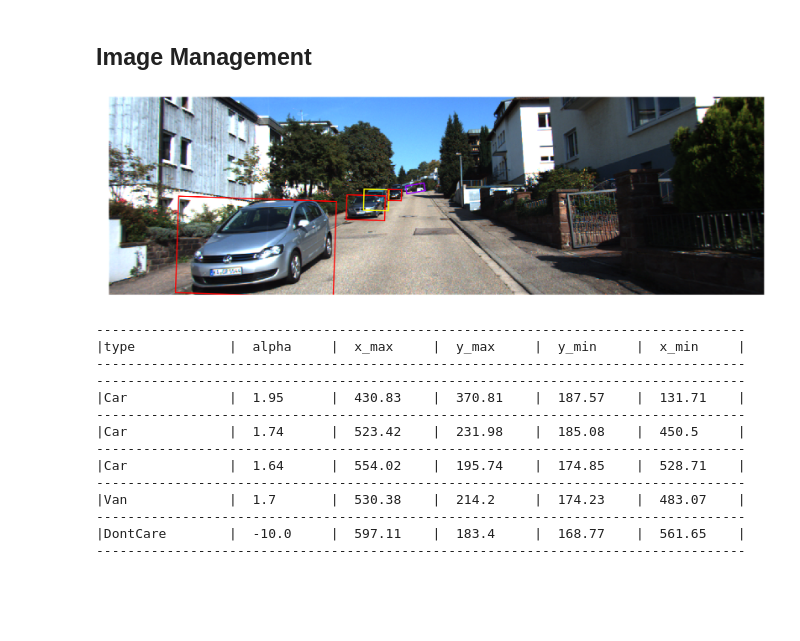
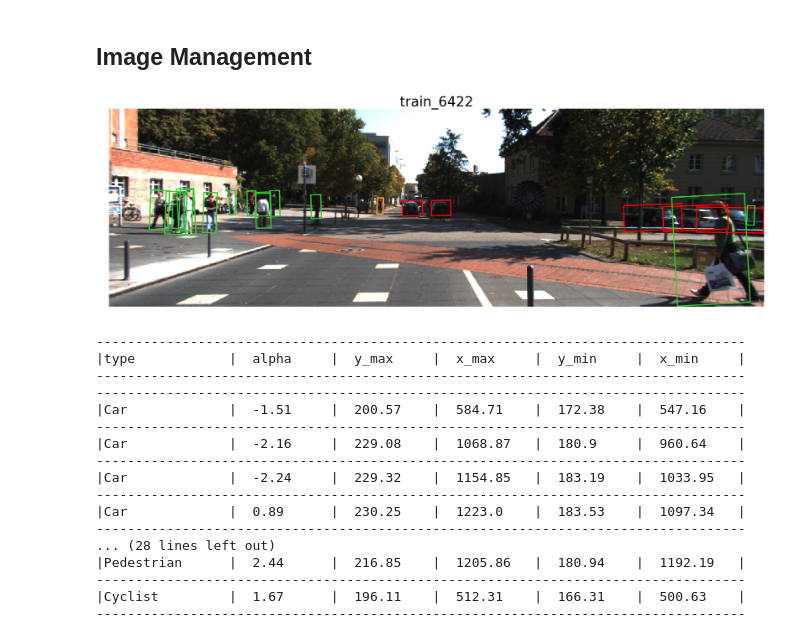
Before and after one commit to LucasVandroux/KittiPy, a Jupyter notebook: kitti_utils_notebook.ipynb, the cells around one changed output. Cells and saved outputs as stored; diff of their text form; code cells hidden in the pictures; blank space fills up the shorter version.

Commit message:
Fix various bugs caused by changing the name of the variables and add a title to the images.

```diff
--- a/kitti_utils_notebook.ipynb
+++ b/kitti_utils_notebook.ipynb
@@ -227,7 +234,7 @@ print_info(import_labels(4321, 'train'), ['Pedestrian'], ['bbox'])
 # %% [markdown]
 ## Image Management
 # %%
-def create_im_path(im_id, im_set, db_absolute_path = absolute_path):
+def create_im_path(im_id, im_set, db_absolute_path = ABSOLUTE_PATH):
     """
     This function create the absolute path of an image
 
@@ -243,11 +250,11 @@ def create_im_path(im_id, im_set, db_absolute_path = absolute_path):
 
     im_filename = str(im_id).zfill(len_filename) + ".png"
 
-    im_path = db_absolute_path + globals()[im_set +'_path_im'] + im_filename
+    im_path = db_absolute_path + globals()[(im_set +'_path_im').upper()] + im_filename
 
     return im_path
 # %%
-def import_im(im_id, im_set, db_absolute_path = absolute_path):
+def import_im(im_id, im_set, db_absolute_path = ABSOLUTE_PATH):
     """
     This import the image in a numpy array
 
@@ -267,7 +274,7 @@ def import_im(im_id, im_set, db_absolute_path = absolute_path):
 
     return im
 # %%
-def create_boxes(labels, types_to_display = default_type_to_display):
+def create_boxes(labels, types_to_display = DEFAULT_TYPES_TO_DISPLAY):
     """
     This function create boxes according to a dictionnary of labels
 
@@ -291,7 +298,7 @@ def create_boxes(labels, types_to_display = default_type_to_display):
                     bbox['y_max'] - bbox['y_min'],         # height
                     obj['alpha'],                          # rotation angle
                     linewidth = 3,                         # linewidth
-                    edgecolor = color_type[obj['type']],   # color corresponding to type
+                    edgecolor = COLOR_TYPE[obj['type']],   # color corresponding to type
                     facecolor = 'none'                     # not fill
                 )
             )
@@ -299,9 +306,9 @@ def create_boxes(labels, types_to_display = default_type_to_display):
     return boxes_to_display
 # %%
 def display_im(im_id, im_set, display_boxes = True, display_info = True,
-               types_to_display = default_type_to_display,
-               info_to_display = default_info_to_display, db_absolute_path = absolute_path,
-               im_width=fig_width, im_height=fig_height, im_axis='off'):
+               types_to_display = DEFAULT_TYPES_TO_DISPLAY,
+               info_to_display = DEFAULT_INFO_TO_DISPLAY, db_absolute_path = ABSOLUTE_PATH,
+               im_width = FIG_WIDTH, im_height = FIG_HEIGHT, im_axis='off', display_title = True):
     """
     This function displays an image from its id
 
@@ -316,6 +323,7 @@ def display_im(im_id, im_set, display_boxes = True, display_info = True,
     im_width         -- width of the image to display
     im_height        -- height of the image to display
     im_axis          -- 'on' or 'off'
+    display_title    -- True or False to display the id of the image as the title of the subplot
 
     Returns:
     Display image
@@ -325,6 +333,9 @@ def display_im(im_id, im_set, display_boxes = True, display_info = True,
 
     # Display image
     fig, ax = plt.subplots(1, figsize=(im_width, im_height))
+
+    if display_title == True:
+        ax.set_title(im_set +'_'+ str(im_id), fontsize = FIG_FONT_SIZE_TITLE)
 
     ax.imshow(im)
     ax.axis(im_axis)
@@ -348,21 +359,25 @@ def display_im(im_id, im_set, display_boxes = True, display_info = True,
     if display_info == True:
         # Display information about the object
         print_info(labels, types_to_display, info_to_display)
-# %%
-display_im(321, 'train')
-# %% [output]
-[figure, removed]
------------------------------------------------------------------------------------
-|type            |  alpha     |  x_max     |  y_max     |  y_min     |  x_min     |
------------------------------------------------------------------------------------
------------------------------------------------------------------------------------
-|Car             |  1.95      |  430.83    |  370.81    |  187.57    |  131.71    |
------------------------------------------------------------------------------------
-|Car             |  1.74      |  523.42    |  231.98    |  185.08    |  450.5     |
------------------------------------------------------------------------------------
-|Car             |  1.64      |  554.02    |  195.74    |  174.85    |  528.71    |
------------------------------------------------------------------------------------
-|Van             |  1.7       |  530.38    |  214.2     |  174.23    |  483.07    |
------------------------------------------------------------------------------------
-|DontCare        |  -10.0     |  597.11    |  183.4     |  168.77    |  561.65    |
------------------------------------------------------------------------------------
+# %%
+display_im(6422, 'train') # 20 objects
+# display_im(6833, 'train') # 21 objects
+# %% [output]
+[figure, added]
+-----------------------------------------------------------------------------------
+|type            |  alpha     |  y_max     |  x_max     |  y_min     |  x_min     |
+-----------------------------------------------------------------------------------
+-----------------------------------------------------------------------------------
+|Car             |  -1.51     |  200.57    |  584.71    |  172.38    |  547.16    |
+-----------------------------------------------------------------------------------
+|Car             |  -2.16     |  229.08    |  1068.87   |  180.9     |  960.64    |
+-----------------------------------------------------------------------------------
+|Car             |  -2.24     |  229.32    |  1154.85   |  183.19    |  1033.95   |
+-----------------------------------------------------------------------------------
+|Car             |  0.89      |  230.25    |  1223.0    |  183.53    |  1097.34   |
+-----------------------------------------------------------------------------------
+... (28 lines left out)
+|Pedestrian      |  2.44      |  216.85    |  1205.86   |  180.94    |  1192.19   |
+-----------------------------------------------------------------------------------
+|Cyclist         |  1.67      |  196.11    |  512.31    |  166.31    |  500.63    |
+-----------------------------------------------------------------------------------
```
Also changed, not shown: parts of 7 cells of this notebook.
